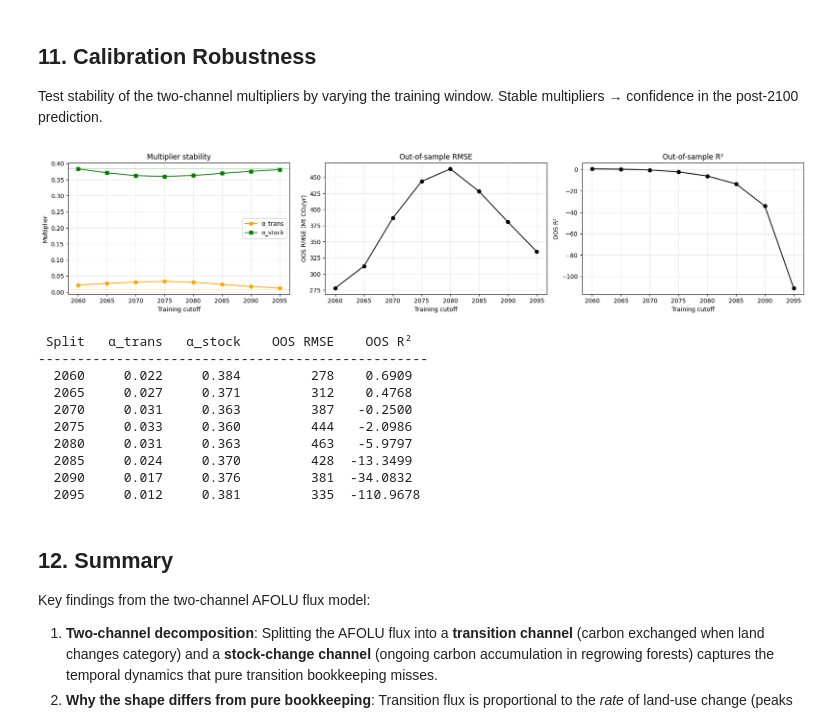
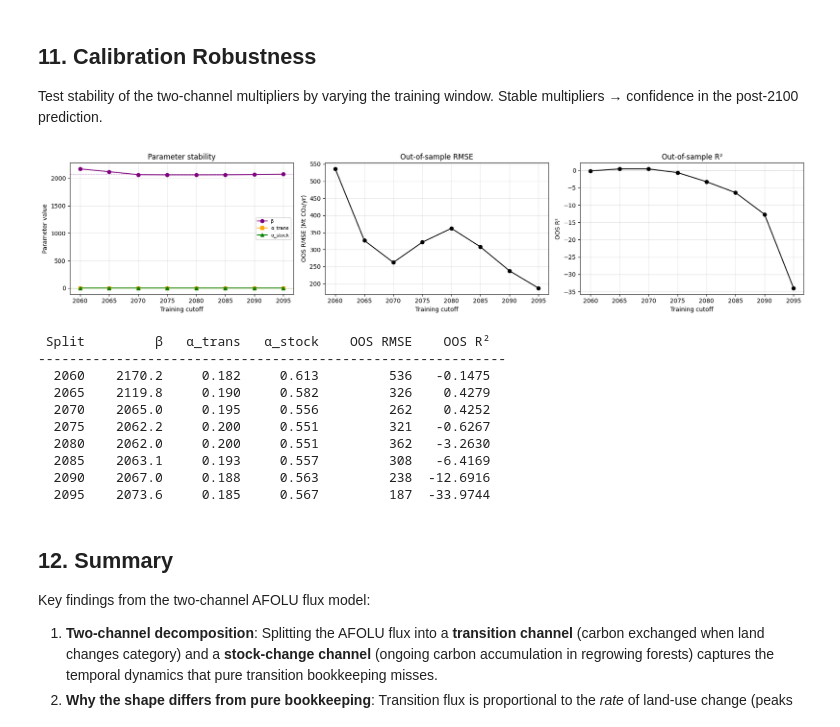
Before and after one commit to benmsanderson/extend-luh, a Jupyter notebook: notebooks/03_afolu_flux_check.ipynb, the cells around one changed output. Saved outputs shown, nothing was run; the diff lists cells and outputs as text; code cells hidden in the pictures.

```diff
--- a/notebooks/03_afolu_flux_check.ipynb
+++ b/notebooks/03_afolu_flux_check.ipynb
@@ -617,64 +635,65 @@ Test stability of the two-channel multipliers by varying the training window. St
 # %%
 # Robustness: vary train/test split
 split_years = np.arange(2060, 2096, 5)
-alpha_trans_h = []
-alpha_stock_h = []
-rmse_oos_h = []
-r2_oos_h = []
+beta_h, alpha_trans_h, alpha_stock_h = [], [], []
+rmse_oos_h, r2_oos_h = [], []
 
 for sp in split_years:
     mask_tr = input_flux_years <= sp
     mask_te = input_flux_years > sp
-    a_sp, _, _, _ = np.linalg.lstsq(X[mask_tr], y_iam[mask_tr], rcond=None)
-    pred_te = X[mask_te] @ a_sp
+    c_sp, _, _, _ = np.linalg.lstsq(X[mask_tr], y_iam[mask_tr], rcond=None)
+    pred_te = X[mask_te] @ c_sp
     yt = y_iam[mask_te]
-    alpha_trans_h.append(a_sp[0])
-    alpha_stock_h.append(a_sp[1])
+    beta_h.append(c_sp[0])
+    alpha_trans_h.append(c_sp[1])
+    alpha_stock_h.append(c_sp[2])
     rmse_oos_h.append(np.sqrt(np.mean((yt - pred_te) ** 2)))
     ss_r = np.sum((yt - pred_te) ** 2)
     ss_t = np.sum((yt - yt.mean()) ** 2)
     r2_oos_h.append(1 - ss_r / ss_t if ss_t != 0 else float('nan'))
 
 fig, axes = plt.subplots(1, 3, figsize=(18, 4))
 
 ax = axes[0]
-ax.plot(split_years, alpha_trans_h, 'o-', color='orange', lw=1.5, label='α_trans')
-ax.plot(split_years, alpha_stock_h, 's-', color='green', lw=1.5, label='α_stock')
-ax.axhline(alpha_trans, color='orange', ls='--', lw=0.8, alpha=0.5)
-ax.axhline(alpha_stock, color='green', ls='--', lw=0.8, alpha=0.5)
-ax.set_xlabel('Training cutoff'); ax.set_ylabel('Multiplier')
-ax.set_title('Multiplier stability'); ax.legend(); ax.grid(True, alpha=0.3)
+ax.plot(split_years, beta_h, 'o-', color='purple', lw=1.5, label='β')
+ax.plot(split_years, alpha_trans_h, 's-', color='orange', lw=1.5, label='α_trans')
+ax.plot(split_years, alpha_stock_h, '^-', color='green', lw=1.5, label='α_stock')
+ax.axhline(beta, color='purple', ls='--', lw=0.8, alpha=0.4)
+ax.axhline(alpha_trans, color='orange', ls='--', lw=0.8, alpha=0.4)
+ax.axhline(alpha_stock, color='green', ls='--', lw=0.8, alpha=0.4)
+ax.set_xlabel('Training cutoff'); ax.set_ylabel('Parameter value')
+ax.set_title('Parameter stability'); ax.legend(fontsize=8); ax.grid(True, alpha=0.3)
 
 ax = axes[1]
 ax.plot(split_years, rmse_oos_h, 'ko-', lw=1.5)
 ax.set_xlabel('Training cutoff'); ax.set_ylabel('OOS RMSE (Mt CO₂/yr)')
 ax.set_title('Out-of-sample RMSE'); ax.grid(True, alpha=0.3)
 
 ax = axes[2]
 ax.plot(split_years, r2_oos_h, 'ko-', lw=1.5)
 ax.axhline(0, color='gray', ls=':', lw=0.5)
 ax.set_xlabel('Training cutoff'); ax.set_ylabel('OOS R²')
 ax.set_title('Out-of-sample R²'); ax.grid(True, alpha=0.3)
 
 plt.tight_layout(); plt.show()
 
-print(f"{'Split':>6s}  {'α_trans':>8s}  {'α_stock':>8s}  {'OOS RMSE':>10s}  {'OOS R²':>8s}")
-print("-" * 50)
+print(f"{'Split':>6s}  {'β':>8s}  {'α_trans':>8s}  {'α_stock':>8s}  {'OOS RMSE':>10s}  {'OOS R²':>8s}")
+print("-" * 60)
 for i, sp in enumerate(split_years):
-    print(f"  {sp:>4d}  {alpha_trans_h[i]:8.3f}  {alpha_stock_h[i]:8.3f}  "
+    print(f"  {sp:>4d}  {beta_h[i]:8.1f}  {alpha_trans_h[i]:8.3f}  {alpha_stock_h[i]:8.3f}  "
           f"{rmse_oos_h[i]:10.0f}  {r2_oos_h[i]:8.4f}")
 # %% [output]
-[figure, old version]
+[figure, new version]
- Split   α_trans   α_stock    OOS RMSE    OOS R²
---------------------------------------------------
-  2060     0.022     0.384         278    0.6909
-  2065     0.027     0.371         312    0.4768
-  2070     0.031     0.363         387   -0.2500
-  2075     0.033     0.360         444   -2.0986
-  2080     0.031     0.363         463   -5.9797
-  2085     0.024     0.370         428  -13.3499
-  2090     0.017     0.376         381  -34.0832
-  2095     0.012     0.381         335  -110.9678
+ Split         β   α_trans   α_stock    OOS RMSE    OOS R²
+------------------------------------------------------------
+  2060    2170.2     0.182     0.613         536   -0.1475
+  2065    2119.8     0.190     0.582         326    0.4279
+  2070    2065.0     0.195     0.556         262    0.4252
+  2075    2062.2     0.200     0.551         321   -0.6267
+  2080    2062.0     0.200     0.551         362   -3.2630
+  2085    2063.1     0.193     0.557         308   -6.4169
+  2090    2067.0     0.188     0.563         238  -12.6916
+  2095    2073.6     0.185     0.567         187  -33.9744
 # %% [markdown]
 ## 12. Summary
 
```
Also changed, not shown: parts of 9 cells of this notebook.
